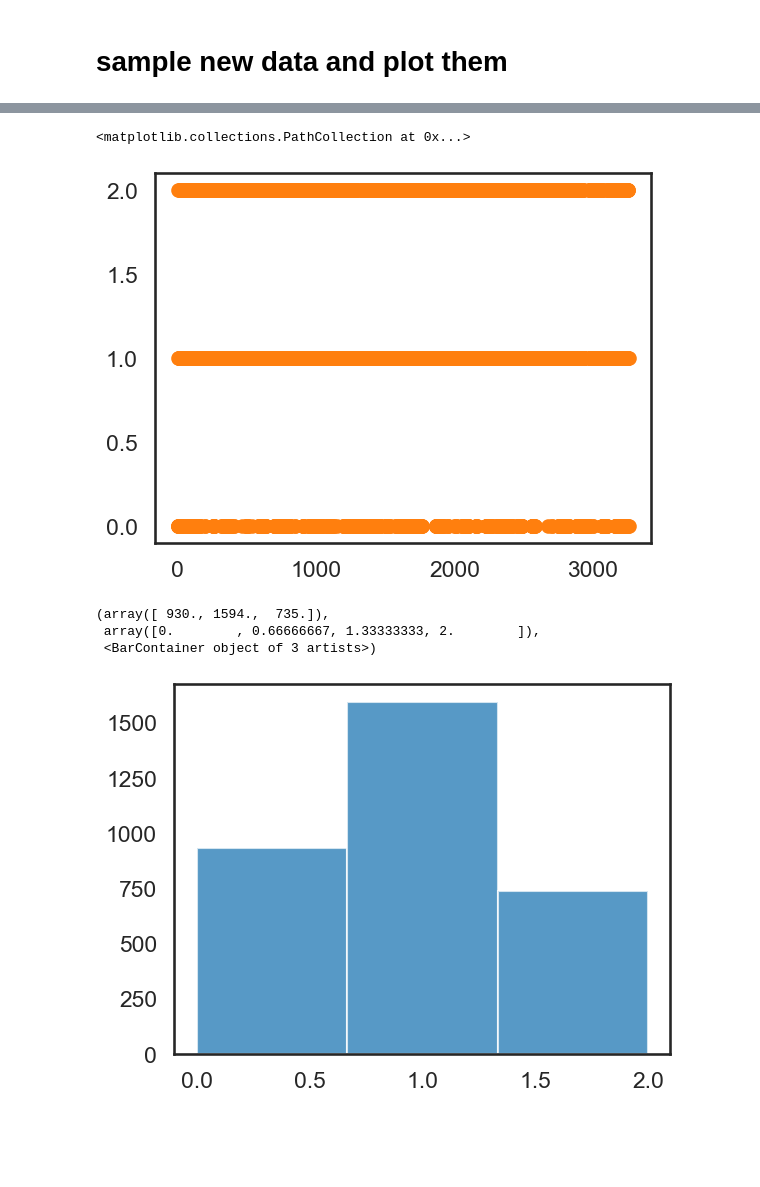
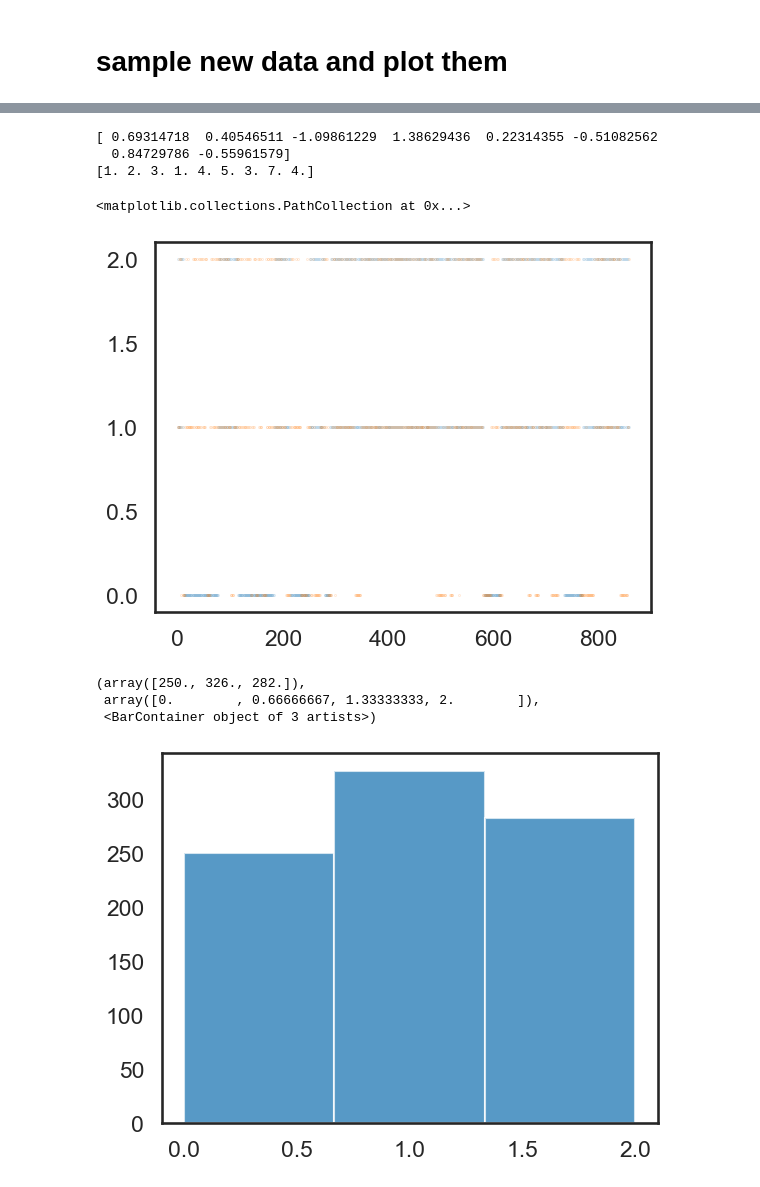
Before and after one commit to mzampar/PML_ARHMM, a Jupyter notebook: financial_analysis.ipynb, the cells around one changed output, grey strips where cells are left out. Saved outputs shown, nothing was run; the diff lists cells and outputs as text; code cells hidden in the pictures; blank space fills up the shorter version.

```diff
--- a/financial_analysis.ipynb
+++ b/financial_analysis.ipynb
@@ -59,8 +72,9 @@ key1, key2 = jr.split(jr.PRNGKey(0), 2)
 num_states = 3
 emission_dim = 1
 num_lags = 1
-
-emissions = jnp.array(close_diff).reshape(-1, 1)
+start_index = 2400
+emissions = jnp.array(close_diff[start_index:]).reshape(-1, 1)
+time_bins = len(emissions)
 
 
 # Initialize with K-Means
@@ -129,17 +155,29 @@ NameError: name 'ax' is not defined
+# %%
+initial_value = 0
+start = [1,2,3,1,4,5,3,7,4]
+converted = np.diff(np.log(start))
+print(converted)
+recovered_log = np.cumsum(np.concatenate(([np.log(start[0])], converted)))
+recovered_series = np.exp(recovered_log)
+print(recovered_series)
+# %% [output]
+[ 0.69314718  0.40546511 -1.09861229  1.38629436  0.22314355 -0.51082562
+  0.84729786 -0.55961579]
+[1. 2. 3. 1. 4. 5. 3. 7. 4.]
 # %%
-plt.scatter(np.arange(len(most_likely_states)),most_likely_states, s=1) # size of the dot smaller
+plt.scatter(np.arange(len(most_likely_states)),most_likely_states, s=0.01)
 
-plt.scatter(np.arange(len(most_likely_states)),sampled_states)
+plt.scatter(np.arange(len(most_likely_states)),sampled_states, s=0.01)
 # %% [output]
 <matplotlib.collections.PathCollection at 0x...>
-[figure, old version]
+[figure, new version]
 # %%
 plt.hist(most_likely_states, bins=num_states, alpha=0.75)
 # %% [output]
-(array([ 930., 1594.,  735.]),
+(array([250., 326., 282.]),
  array([0.        , 0.66666667, 1.33333333, 2.        ]),
  <BarContainer object of 3 artists>)
-[figure, old version]
+[figure, new version]
 # %%
 plot_slice = (0, time_bins)
 plt.imshow(posterior.smoothed_probs.T, aspect="auto", interpolation="none", cmap="Greys", vmin=0, vmax=1)
```
Also changed, not shown: parts of 7 cells of this notebook.
